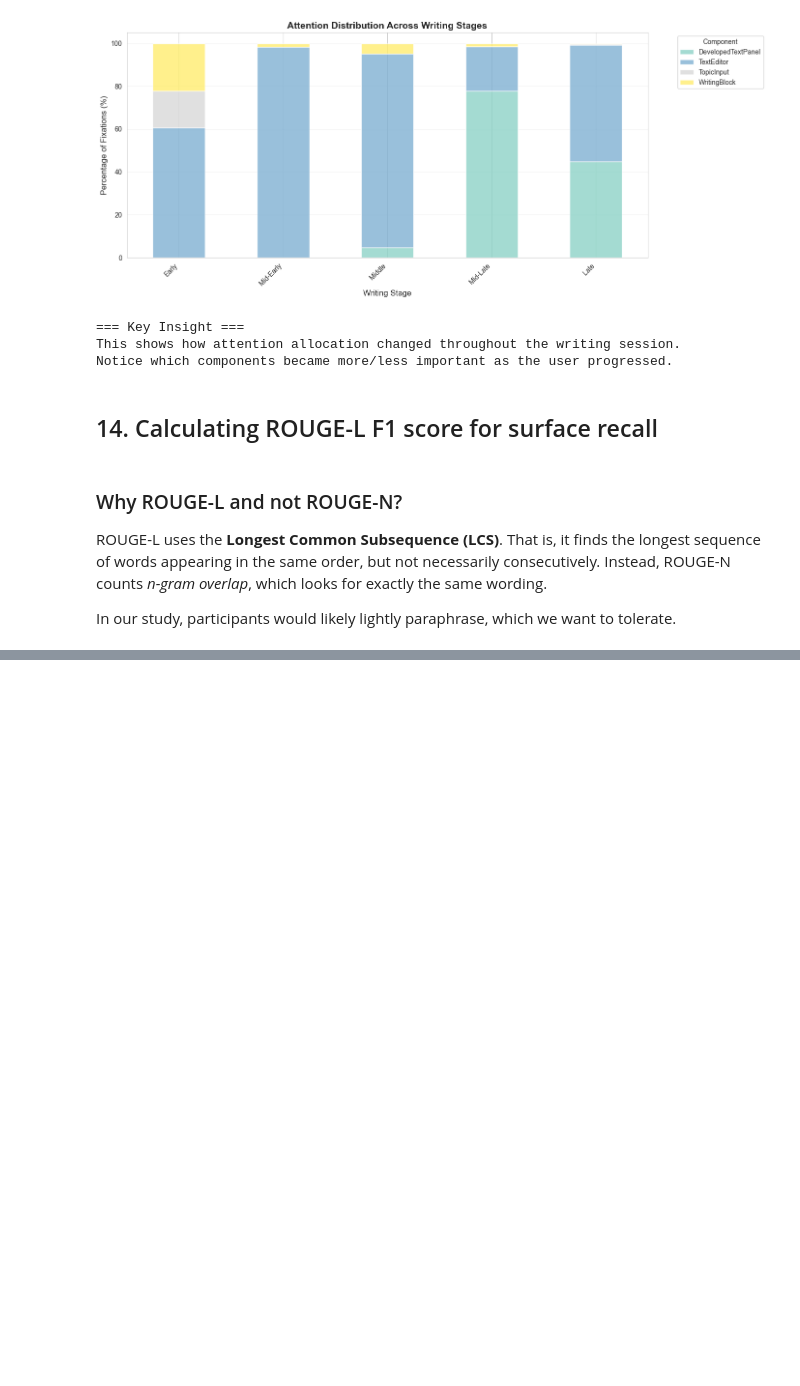
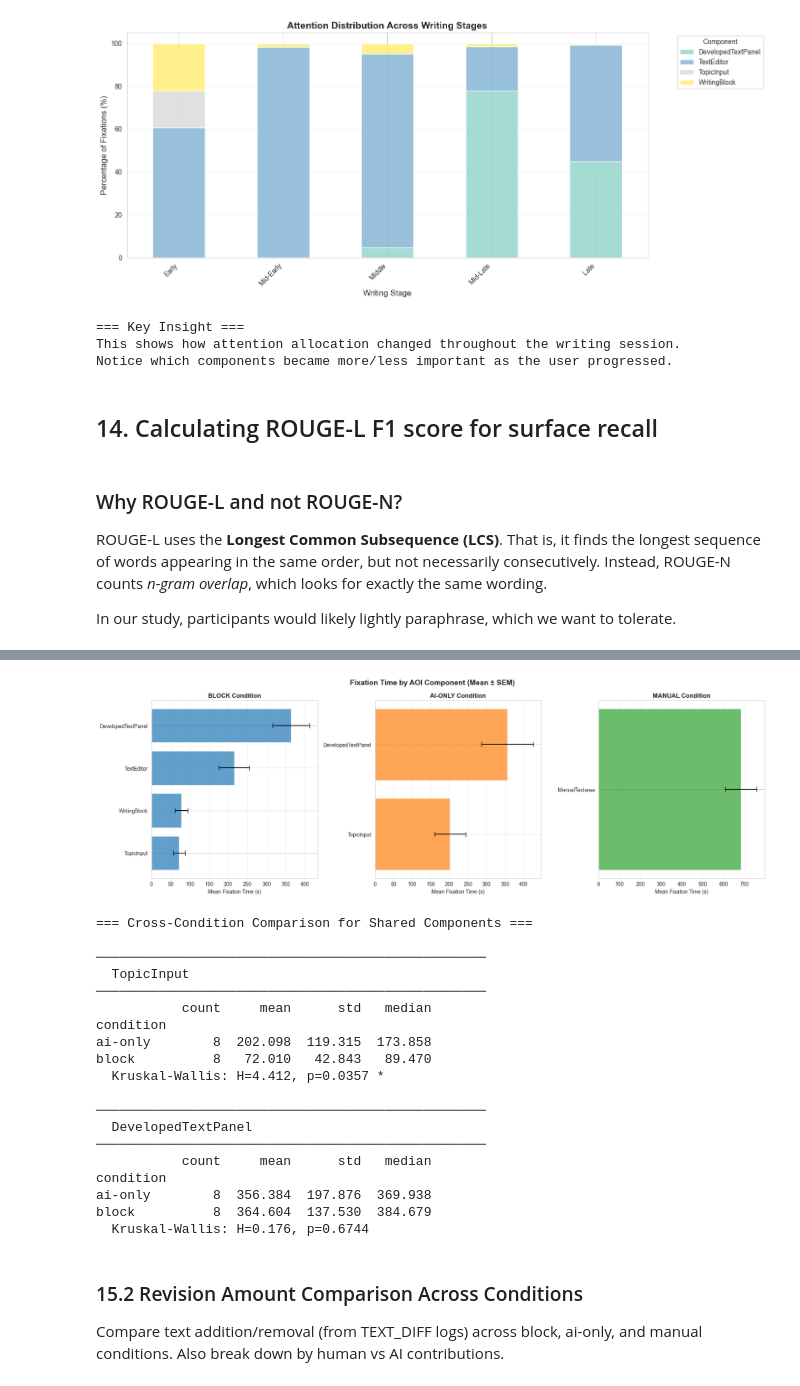
Before and after one commit to diceky/block-writing-tool, a Jupyter notebook: data-analysis/analysis.ipynb, the cells around one changed output, grey strips where cells are left out. Drawn from its saved outputs; the diff is of its cells as text; code cells hidden in the pictures; blank space fills up the shorter version.

```diff
--- a/data-analysis/analysis.ipynb
+++ b/data-analysis/analysis.ipynb
@@ -1574,0 +2093,78 @@ ROUGE-L Recall: 0.889
+# %%
+# Fixation time by AOI component within each condition
+session_fix_comp = all_fixations_df[all_fixations_df['aoi_component'] != 'outside_aoi'].groupby(
+    ['participant_id', 'session_id', 'condition', 'aoi_component']
+)['fixation_duration'].sum().reset_index()
+session_fix_comp.columns = ['participant_id', 'session_id', 'condition', 'aoi_component', 'fix_time']
+
+participant_fix_comp = session_fix_comp.groupby(
+    ['participant_id', 'condition', 'aoi_component']
+)['fix_time'].mean().reset_index()
+
+# Within-condition component breakdown
+fig, axes = plt.subplots(1, 3, figsize=(18, 6))
+for ax, cond in zip(axes, condition_order):
+    cond_data = participant_fix_comp[participant_fix_comp['condition'] == cond]
+    if len(cond_data) == 0:
+        ax.text(0.5, 0.5, 'No data', ha='center', va='center', transform=ax.transAxes)
+        ax.set_title(f'{cond.upper()}')
+        continue
+    comp_stats = cond_data.groupby('aoi_component')['fix_time'].agg(['mean', 'std', 'count']).reset_index()
+    comp_stats['sem'] = comp_stats['std'] / np.sqrt(comp_stats['count'])
+    comp_stats = comp_stats.sort_values('mean', ascending=True)
+
+    ax.barh(comp_stats['aoi_component'], comp_stats['mean'],
+            xerr=comp_stats['sem'], color=cond_colors[cond], alpha=0.7, capsize=5)
+    ax.set_xlabel('Mean Fixation Time (s)')
+    ax.set_title(f'{cond.upper()} Condition', fontweight='bold')
+    ax.grid(axis='x', alpha=0.3)
+
+plt.suptitle('Fixation Time by AOI Component (Mean ± SEM)', fontsize=14, fontweight='bold')
+plt.tight_layout()
+plt.show()
+
+# Cross-condition comparison for shared components (TopicInput, DevelopedTextPanel)
+shared_components = ['TopicInput', 'DevelopedTextPanel']
+available_shared = [c for c in shared_components if c in participant_fix_comp['aoi_component'].unique()]
+
+if available_shared:
+    print("\n=== Cross-Condition Comparison for Shared Components ===")
+    for comp in available_shared:
+        comp_data = participant_fix_comp[participant_fix_comp['aoi_component'] == comp]
+        if len(comp_data) == 0:
+            continue
+        print(f"\n{'─'*50}")
+        print(f"  {comp}")
+        print(f"{'─'*50}")
+        desc = comp_data.groupby('condition')['fix_time'].agg(['count', 'mean', 'std', 'median']).round(3)
+        print(desc)
+        groups = [g['fix_time'].dropna().values for _, g in comp_data.groupby('condition')]
+        valid = [g for g in groups if len(g) >= 2]
+        if len(valid) >= 2:
+            h, p = stats.kruskal(*valid)
+            print(f"  Kruskal-Wallis: H={h:.3f}, p={p:.4f} {'*' if p < 0.05 else ''}")
+# %% [output]
+[figure, added]
+=== Cross-Condition Comparison for Shared Components ===
+
+──────────────────────────────────────────────────
+  TopicInput
+──────────────────────────────────────────────────
+           count     mean      std   median
+condition
+ai-only        8  202.098  119.315  173.858
+block          8   72.010   42.843   89.470
+  Kruskal-Wallis: H=4.412, p=0.0357 *
+
+──────────────────────────────────────────────────
+  DevelopedTextPanel
+──────────────────────────────────────────────────
+           count     mean      std   median
+condition
+ai-only        8  356.384  197.876  369.938
+block          8  364.604  137.530  384.679
+  Kruskal-Wallis: H=0.176, p=0.6744
+# %% [markdown]
+### 15.2 Revision Amount Comparison Across Conditions
+
+Compare text addition/removal (from TEXT_DIFF logs) across block, ai-only, and manual conditions. Also break down by human vs AI contributions.
```
Also changed, not shown: parts of 34 cells of this notebook.
